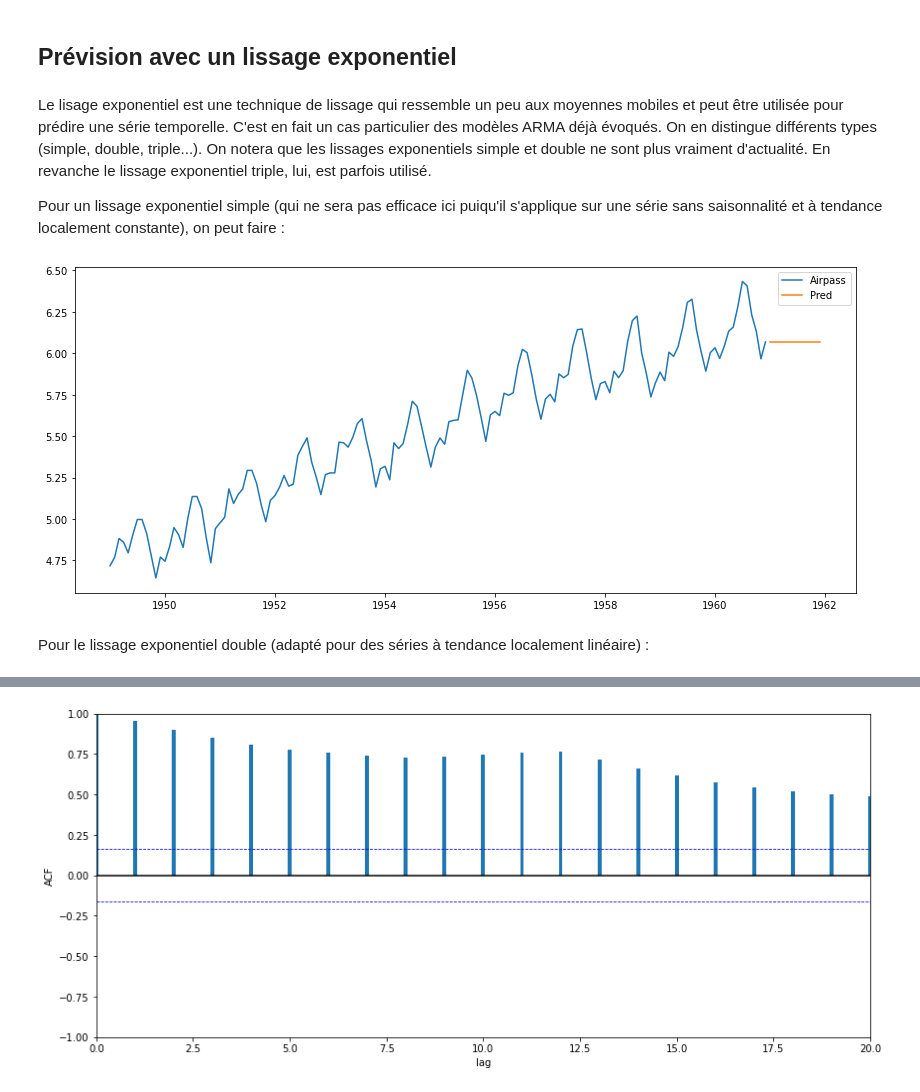
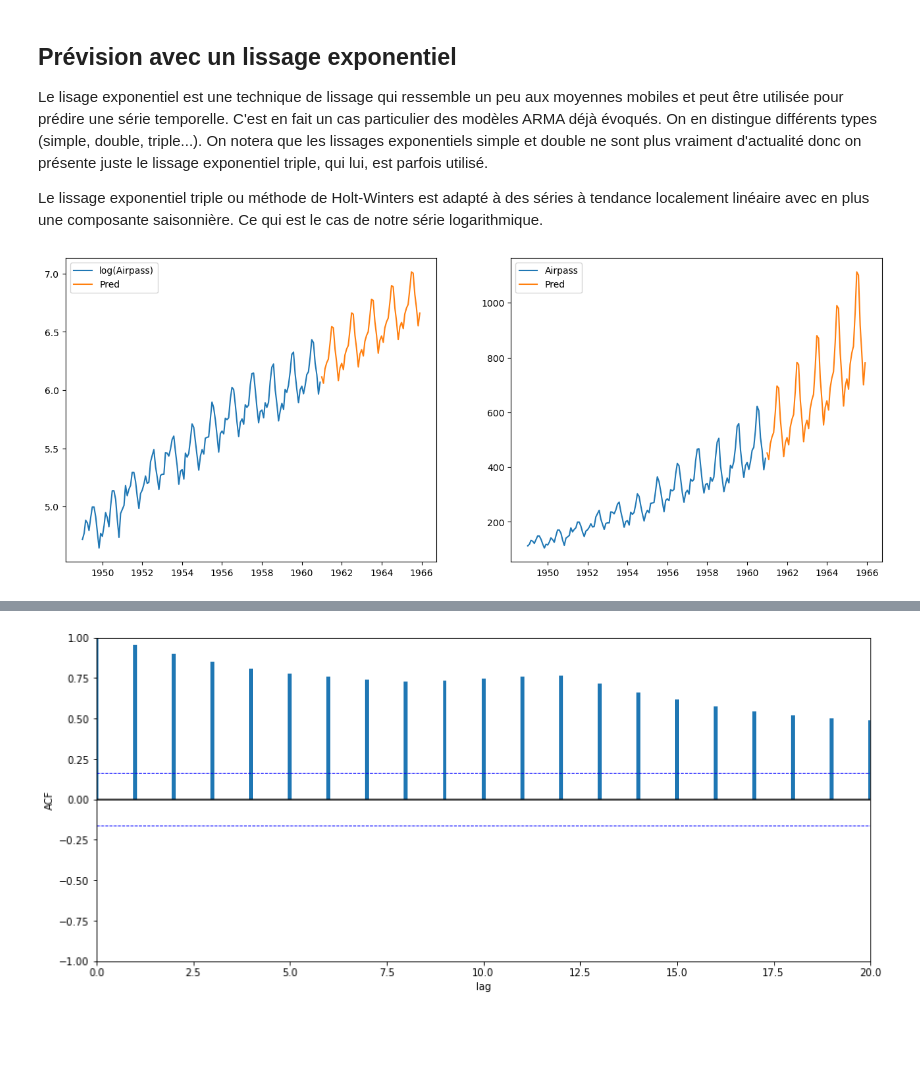
Before and after one commit to Statoscop/notebooks-blog, a Jupyter notebook: Series temporelles/SeriesTemp_Python_4.ipynb, the cells around one changed output, grey strips where cells are left out. Saved outputs shown, nothing was run; the diff lists cells and outputs as text; code cells hidden in the pictures; blank space fills up the shorter version.

```diff
--- a/Series temporelles/SeriesTemp_Python_4.ipynb
+++ b/Series temporelles/SeriesTemp_Python_4.ipynb
@@ -57,0 +32,16 @@ On l'a vu un dans le notebook d'intro, une façon d'identifier la tendance consi
+# %%
+x = pd.read_csv('data/AirPassengers.csv', index_col=0, parse_dates=True)
+y = np.log(x)
+
+# création d'un graphique avec la série originale
+fig, ax = plt.subplots()
+ln1 = ax.plot(x, c='r', label="nb passagers")
+
+# création d'un graphique avec la série log en conservent le même axe des abscisses
+ax2 = ax.twinx()
+ln2 = ax2.plot(y, c='b', label="log(nb passagers)")
+
+# ajout de la légende
+lns = ln1 + ln2
+labels=[l.get_label() for l in lns]
+ax.legend(lns, labels);
@@ -110,21 +102,27 @@ plt.show()
-# %% [markdown]
-## Prévision avec un lissage exponentiel
 # %% [markdown]
-Le lisage exponentiel est une technique de lissage qui ressemble un peu aux moyennes mobiles et peut être utilisée pour prédire une série temporelle. C'est en fait un cas particulier des modèles ARMA déjà évoqués. On en distingue différents types (simple, double, triple...). On notera que les lissages exponentiels simple et double ne sont plus vraiment d'actualité. En revanche le lissage exponentiel triple, lui, est parfois utilisé.
+## Prévision avec un lissage exponentiel
 
-Pour un lissage exponentiel simple (qui ne sera pas efficace ici puiqu'il s'applique sur une série sans saisonnalité et à tendance localement constante), on peut faire :
+Le lisage exponentiel est une technique de lissage qui ressemble un peu aux moyennes mobiles et peut être utilisée pour prédire une série temporelle. C'est en fait un cas particulier des modèles ARMA déjà évoqués. On en distingue différents types (simple, double, triple...). On notera que les lissages exponentiels simple et double ne sont plus vraiment d'actualité donc on présente juste le lissage exponentiel triple, qui lui, est parfois utilisé.
+
+Le lissage exponentiel triple ou méthode de Holt-Winters est adapté à des séries à tendance localement linéaire avec en plus une composante saisonnière. Ce qui est le cas de notre série logarithmique.
 # %%
 from statsmodels.tsa.api import ExponentialSmoothing
 
-les = ExponentialSmoothing(y.values, trend=None, seasonal=None).fit()
-les_pred = les.forecast(12)
+let = ExponentialSmoothing(y.values, seasonal_periods=12, trend='add', seasonal='add').fit()
 
-plt.figure(figsize=(14,6))
-plt.plot(y, label='Airpass')
-plt.plot(pd.date_range(y.index[-1], periods=12, freq='M'), les_pred, label='Pred')
-plt.legend()
+y_pred = let.forecast(60)# prédiction pour la série log
+x_pred = np.exp(let.forecast(60)) # récupération des prédiction pour la série originale
+
+fig, (ax1, ax2) = plt.subplots(1,2, figsize=(16,6))
+
+ax1.plot(y, label='log(Airpass)')
+ax1.plot(pd.date_range(y.index[len(y)-1], periods=60, freq='M'), y_pred, label='Pred')
+ax1.legend()
+
+ax2.plot(x, label='Airpass')
+ax2.plot(pd.date_range(y.index[len(y)-1], periods=60, freq='M'), x_pred, label='Pred')
+ax2.legend()
+
 plt.show()
 # %% [output]
-[figure, old version]
+[figure, new version]
-# %% [markdown]
-Pour le lissage exponentiel double (adapté pour des séries à tendance localement linéaire) :
```
Also changed, not shown: parts of 52 cells of this notebook.
